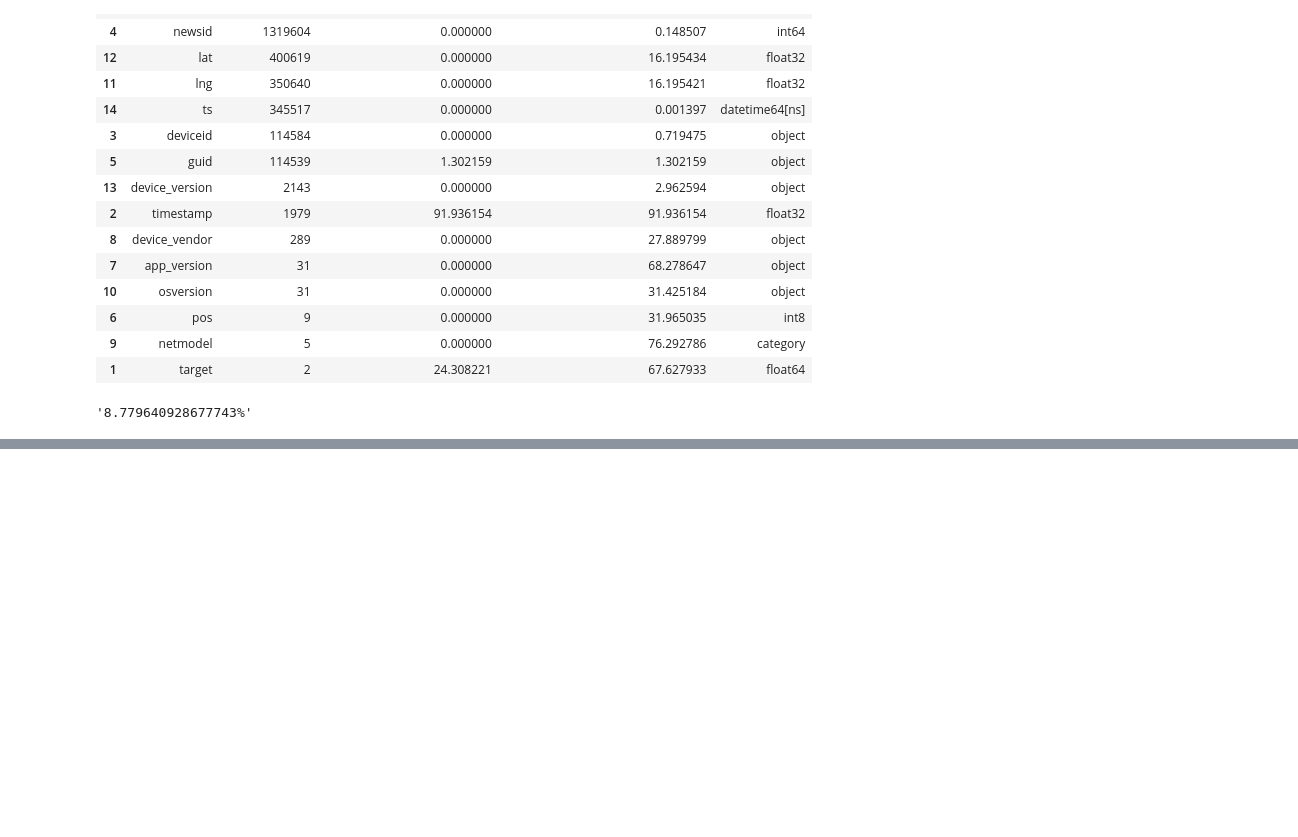
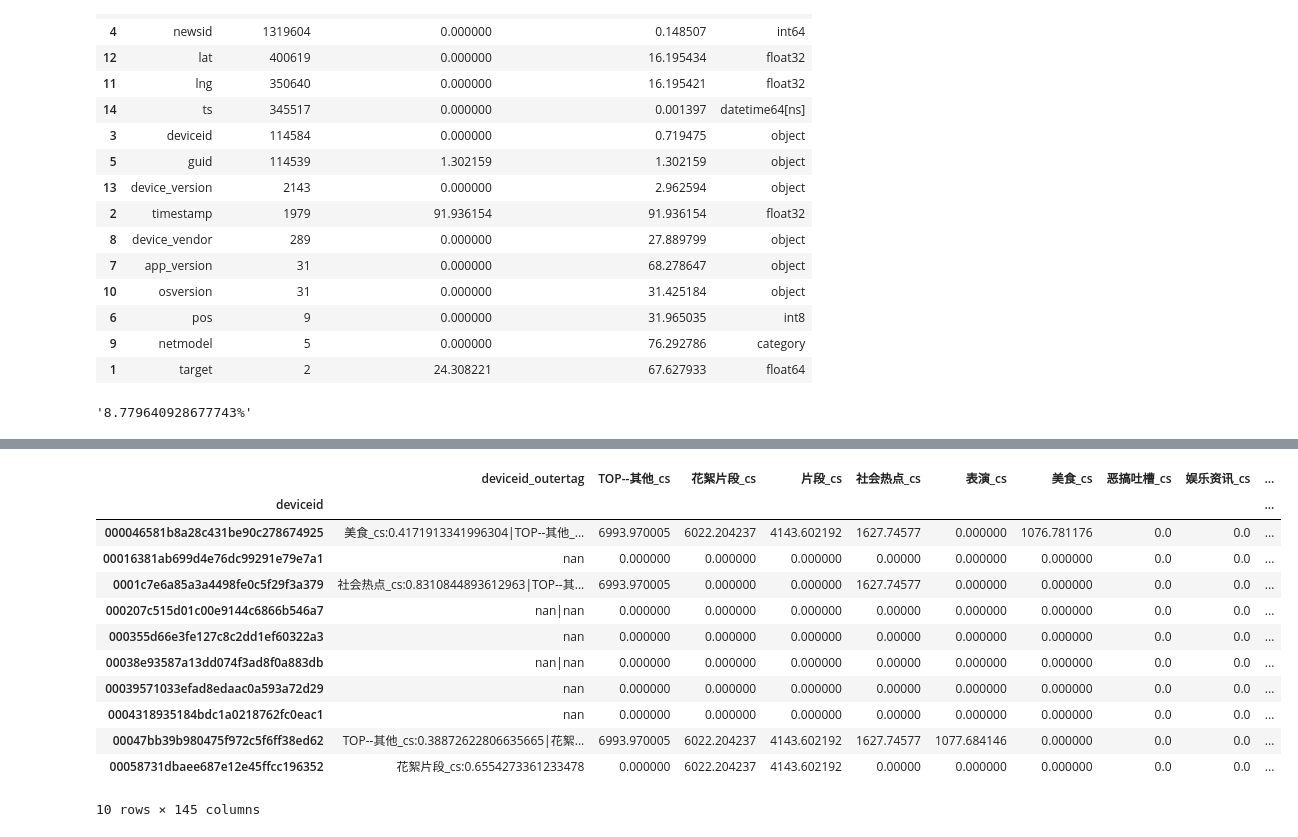
Before and after one commit to yanqiangmiffy/Video-Click-Prediction, a Jupyter notebook: 数据分析.ipynb, the cells around one changed output, grey strips where cells are left out. Cells and saved outputs as stored; diff of their text form; code cells hidden in the pictures; blank space fills up the shorter version.

```diff
--- a/数据分析.ipynb
+++ b/数据分析.ipynb
@@ -446,0 +517,5 @@ df['news_lat_unique']=df.groupby(by='newsid')['lat'].transform('nunique')
+# %%
+top_tag={}
+for tag,score in sorted(all_tag.items(),key=lambda item:item[1],reverse=True)[:100]:
+    top_tag[tag]=score
+top_tag
@@ -446,0 +540,6 @@ df['news_lat_unique']=df.groupby(by='newsid')['lat'].transform('nunique')
+# %%
+user_df['outertag']=user_df['outertag'].astype(str)
+grouped_df=user_df.groupby('deviceid').agg({'outertag':'|'.join})
+grouped_df.columns=['deviceid_' + 'outertag']
+grouped_df.reset_index()
+grouped_df.head()
@@ -446,0 +554,22 @@ df['news_lat_unique']=df.groupby(by='newsid')['lat'].transform('nunique')
+# %%
+for tag in top_outertag:
+    grouped_df[tag]=grouped_df['deviceid_outertag'].apply(lambda x:top_outertag[tag] if tag in x else 0)
+# %%
+for tag in top_tag:
+    grouped_df[tag]=grouped_df['deviceid_outertag'].apply(lambda x:top_tag[tag] if tag in x else 0)
+# %%
+grouped_df.head(10)
+# %% [output]
+|  | deviceid_outertag | TOP--其他_cs | 花絮片段_cs | 片段_cs | 社会热点_cs | 表演_cs | 美食_cs | 恶搞吐槽_cs | 娱乐资讯_cs | ... |
+| deviceid |  |  |  |  |  |  |  |  |  | ... |
+| 000046581b8a28c431be90c278674925 | 美食_cs:0.4171913341996304|TOP--其他_... | 6993.970005 | 6022.204237 | 4143.602192 | 1627.74577 | 0.000000 | 1076.781176 | 0.0 | 0.0 | ... |
+| 00016381ab699d4e76dc99291e79e7a1 | nan | 0.000000 | 0.000000 | 0.000000 | 0.00000 | 0.000000 | 0.000000 | 0.0 | 0.0 | ... |
+| 0001c7e6a85a3a4498fe0c5f29f3a379 | 社会热点_cs:0.8310844893612963|TOP--其... | 6993.970005 | 0.000000 | 0.000000 | 1627.74577 | 0.000000 | 0.000000 | 0.0 | 0.0 | ... |
+| 000207c515d01c00e9144c6866b546a7 | nan|nan | 0.000000 | 0.000000 | 0.000000 | 0.00000 | 0.000000 | 0.000000 | 0.0 | 0.0 | ... |
+| 000355d66e3fe127c8c2dd1ef60322a3 | nan | 0.000000 | 0.000000 | 0.000000 | 0.00000 | 0.000000 | 0.000000 | 0.0 | 0.0 | ... |
+| 00038e93587a13dd074f3ad8f0a883db | nan|nan | 0.000000 | 0.000000 | 0.000000 | 0.00000 | 0.000000 | 0.000000 | 0.0 | 0.0 | ... |
+| 00039571033efad8edaac0a593a72d29 | nan | 0.000000 | 0.000000 | 0.000000 | 0.00000 | 0.000000 | 0.000000 | 0.0 | 0.0 | ... |
+| 0004318935184bdc1a0218762fc0eac1 | nan | 0.000000 | 0.000000 | 0.000000 | 0.00000 | 0.000000 | 0.000000 | 0.0 | 0.0 | ... |
+| 00047bb39b980475f972c5f6ff38ed62 | TOP--其他_cs:0.38872622806635665|花絮... | 6993.970005 | 6022.204237 | 4143.602192 | 1627.74577 | 1077.684146 | 0.000000 | 0.0 | 0.0 | ... |
+| 00058731dbaee687e12e45ffcc196352 | 花絮片段_cs:0.6554273361233478 | 0.000000 | 6022.204237 | 4143.602192 | 0.00000 | 0.000000 | 0.000000 | 0.0 | 0.0 | ... |
+10 rows × 145 columns
```
Also changed, not shown: parts of 9 cells of this notebook, 1 other file.
